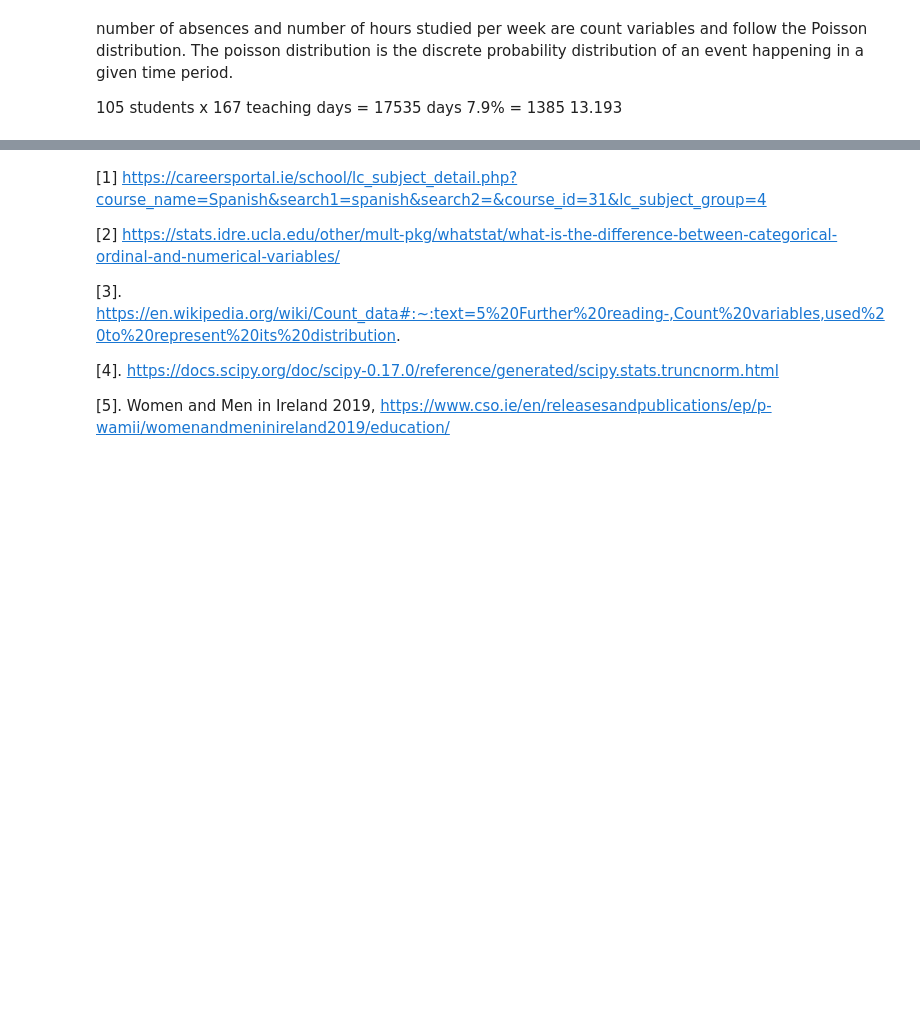
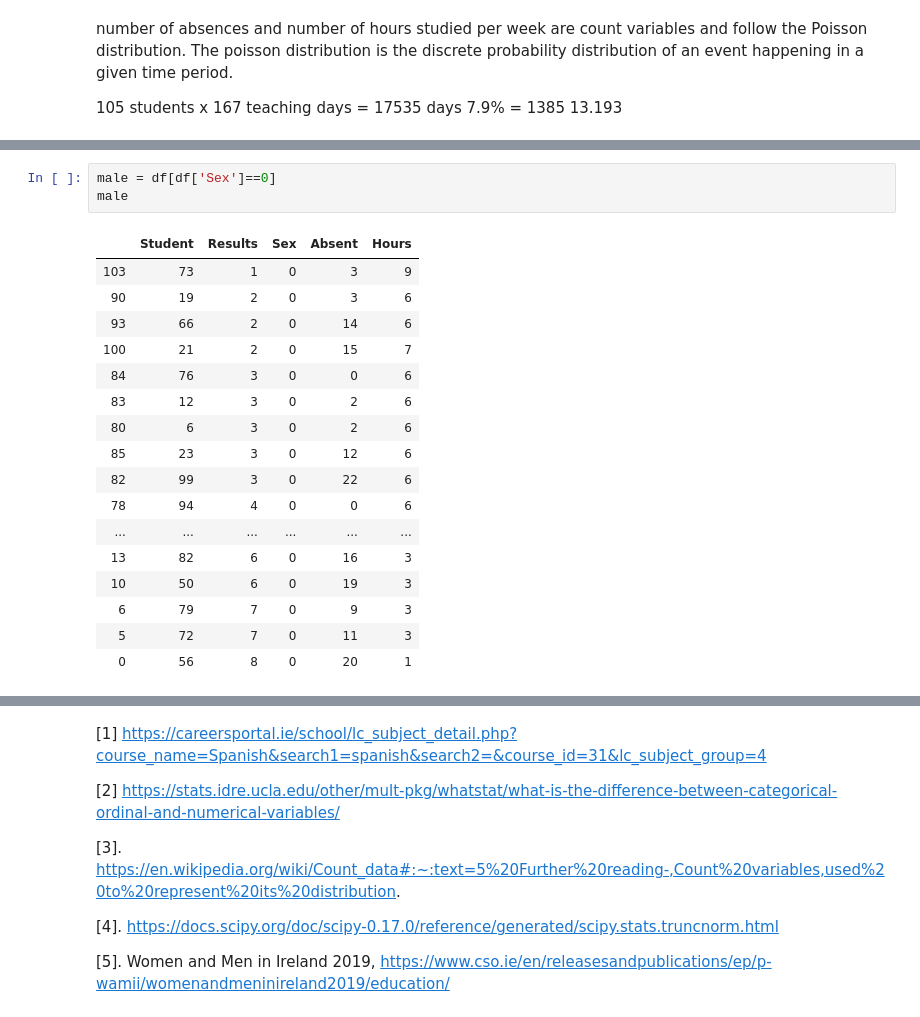
Before and after one commit to hayleydoherty/ProgDAProject, a Jupyter notebook: Project.ipynb, the cells around one changed output, grey strips where cells are left out. Saved outputs shown, nothing was run; the diff lists cells and outputs as text; blank space fills up the shorter version.

```diff
--- a/Project.ipynb
+++ b/Project.ipynb
@@ -296,0 +277,21 @@ array([   1,    1,    1,    1,    8,    1,    1,    1,    1,    1,    1,
+# %%
+male = df[df['Sex']==0]
+male
+# %% [output]
+|  | Student | Results | Sex | Absent | Hours |
+| 103 | 73 | 1 | 0 | 3 | 9 |
+| 90 | 19 | 2 | 0 | 3 | 6 |
+| 93 | 66 | 2 | 0 | 14 | 6 |
+| 100 | 21 | 2 | 0 | 15 | 7 |
+| 84 | 76 | 3 | 0 | 0 | 6 |
+| 83 | 12 | 3 | 0 | 2 | 6 |
+| 80 | 6 | 3 | 0 | 2 | 6 |
+| 85 | 23 | 3 | 0 | 12 | 6 |
+| 82 | 99 | 3 | 0 | 22 | 6 |
+| 78 | 94 | 4 | 0 | 0 | 6 |
+| ... | ... | ... | ... | ... | ... |
+| 13 | 82 | 6 | 0 | 16 | 3 |
+| 10 | 50 | 6 | 0 | 19 | 3 |
+| 6 | 79 | 7 | 0 | 9 | 3 |
+| 5 | 72 | 7 | 0 | 11 | 3 |
+| 0 | 56 | 8 | 0 | 20 | 1 |
```
Also changed, not shown: parts of 46 cells of this notebook.
